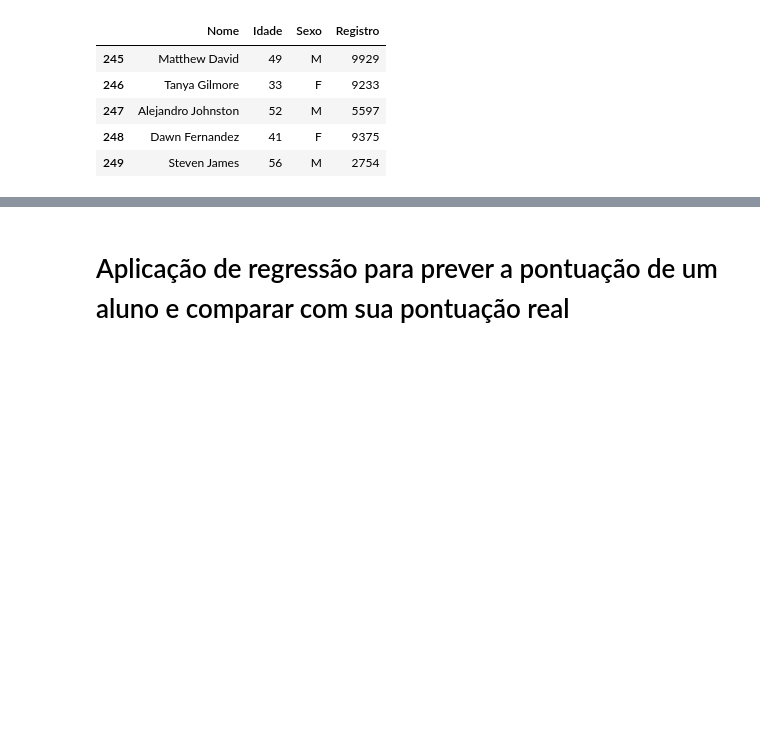
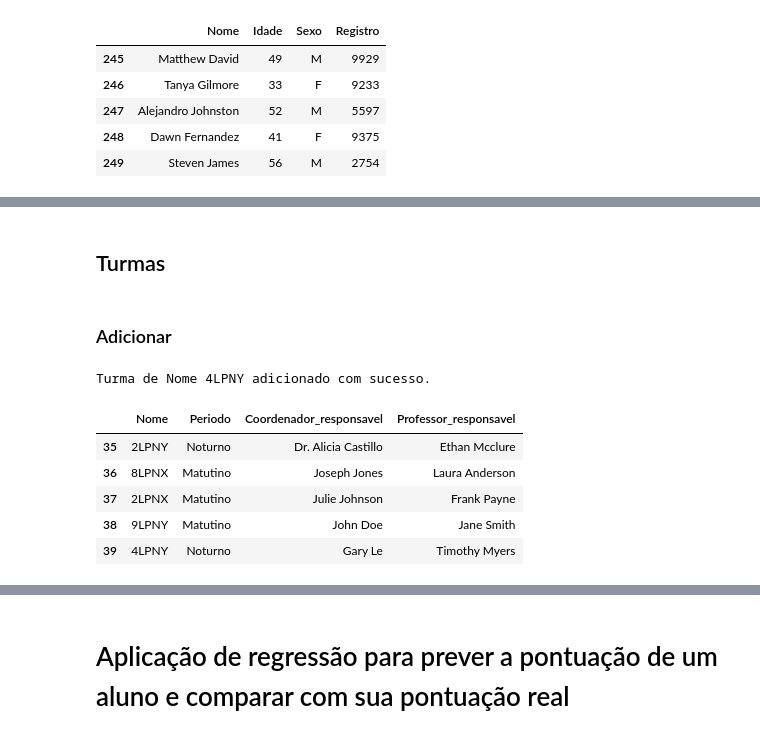
Before and after one commit to daviguerra05/Sprint03_Dynamic_Programming, a Jupyter notebook: Sprint03.ipynb, the cells around one changed output, grey strips where cells are left out. Drawn from its saved outputs; the diff is of its cells as text; code cells hidden in the pictures; blank space fills up the shorter version.

```diff
--- a/Sprint03.ipynb
+++ b/Sprint03.ipynb
@@ -352,0 +402,16 @@ Professor com Registro 8004 excluído com sucesso.
+# %% [markdown]
+## Turmas
+# %% [markdown]
+### Adicionar
+# %%
+turma = Turma.Turma(Nome='4LPNY',Periodo='Noturno',Coordenador_responsavel='Gary Le', Professor_responsavel='Timothy Myers')
+turmas.adicionarTurma(turma)
+turmas.df.tail()
+# %% [output]
+Turma de Nome 4LPNY adicionado com sucesso.
+|  | Nome | Periodo | Coordenador_responsavel | Professor_responsavel |
+| 35 | 2LPNY | Noturno | Dr. Alicia Castillo | Ethan Mcclure |
+| 36 | 8LPNX | Matutino | Joseph Jones | Laura Anderson |
+| 37 | 2LPNX | Matutino | Julie Johnson | Frank Payne |
+| 38 | 9LPNY | Matutino | John Doe | Jane Smith |
+| 39 | 4LPNY | Noturno | Gary Le | Timothy Myers |
```
Also changed, not shown: parts of 18 cells of this notebook, 5 other files.
